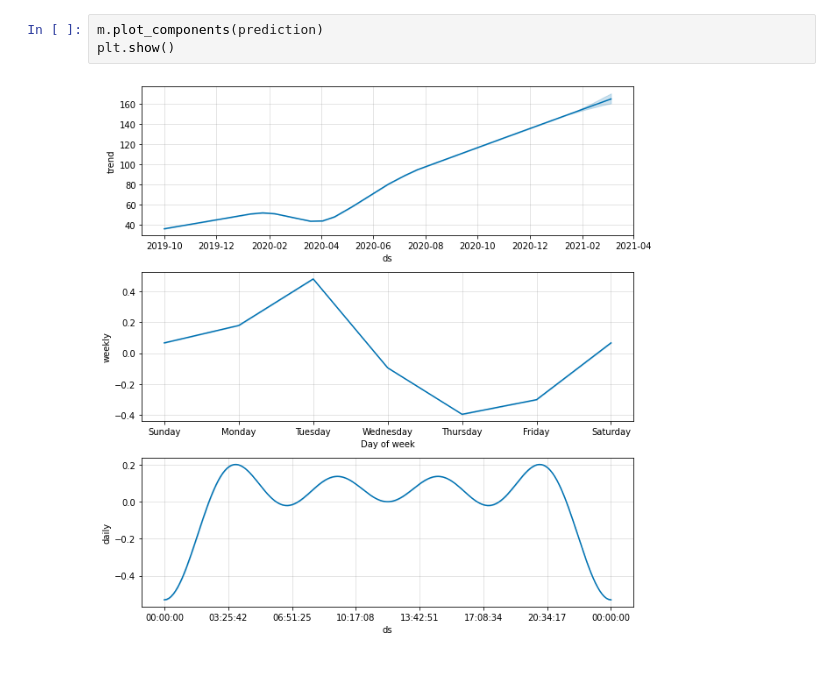
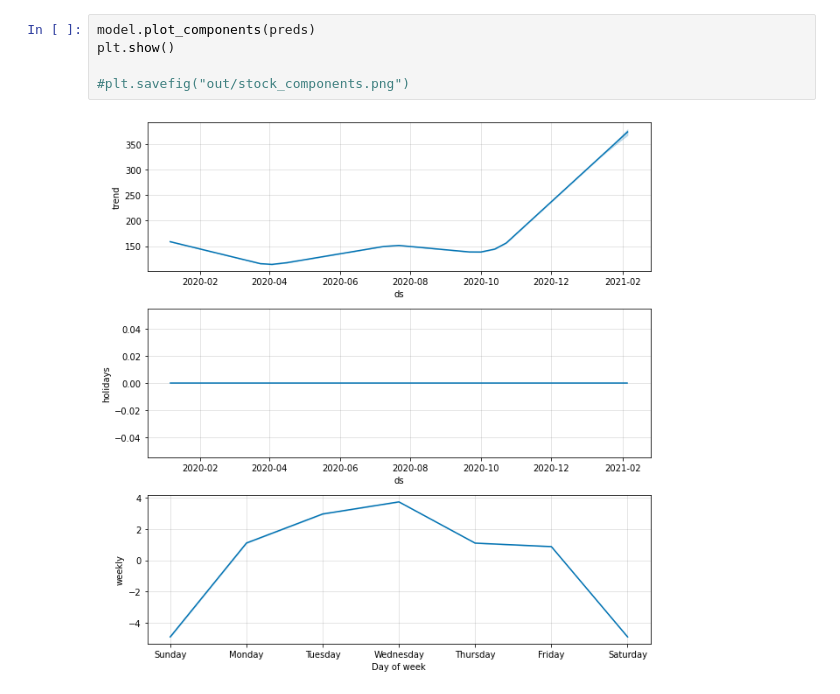
Before and after one commit to myasiny/stockbroker, a Jupyter notebook: main.ipynb, the cells around one changed output. Saved outputs shown, nothing was run; the diff lists cells and outputs as text.

```diff
--- a/main.ipynb
+++ b/main.ipynb
@@ -71,5 +93,7 @@ plt.show()
-# %%
-m.plot_components(prediction)
-plt.show()
-# %% [output]
-[figure, removed]
+# %%
+model.plot_components(preds)
+plt.show()
+
+#plt.savefig("out/stock_components.png")
+# %% [output]
+[figure, added]
```
Also changed, not shown: parts of 18 cells of this notebook, 4 other files.
